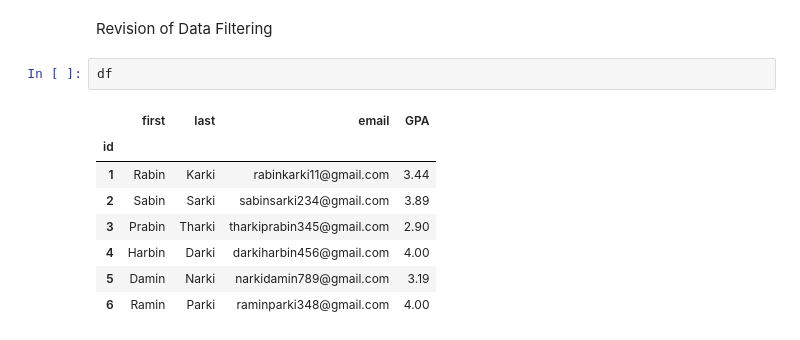
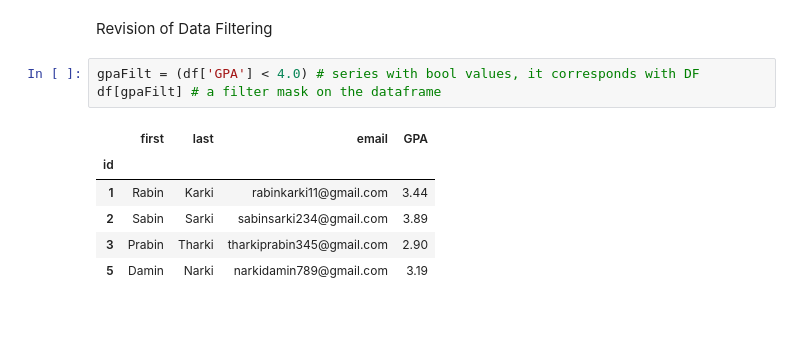
Before and after one commit to Sansub471/DataVisualization, a Jupyter notebook: pandas_classes/revision/revision1.ipynb, the cells around one changed output. Drawn from its saved outputs; the diff is of its cells as text.

Commit message:
The first mask for revision done.

```diff
--- a/pandas_classes/revision/revision1.ipynb
+++ b/pandas_classes/revision/revision1.ipynb
@@ -223,13 +215,12 @@ df.reset_index() # inplace to make it premanent
 # %% [markdown]
 Revision of Data Filtering
 # %%
-df
+gpaFilt = (df['GPA'] < 4.0) # series with bool values, it corresponds with DF
+df[gpaFilt] # a filter mask on the dataframe
 # %% [output]
 |  | first | last | email | GPA |
 | id |  |  |  |  |
 | 1 | Rabin | Karki | rabinkarki11@gmail.com | 3.44 |
 | 2 | Sabin | Sarki | sabinsarki234@gmail.com | 3.89 |
 | 3 | Prabin | Tharki | tharkiprabin345@gmail.com | 2.90 |
-| 4 | Harbin | Darki | darkiharbin456@gmail.com | 4.00 |
 | 5 | Damin | Narki | narkidamin789@gmail.com | 3.19 |
-| 6 | Ramin | Parki | raminparki348@gmail.com | 4.00 |
```
Also changed, not shown: parts of 2 cells of this notebook.
